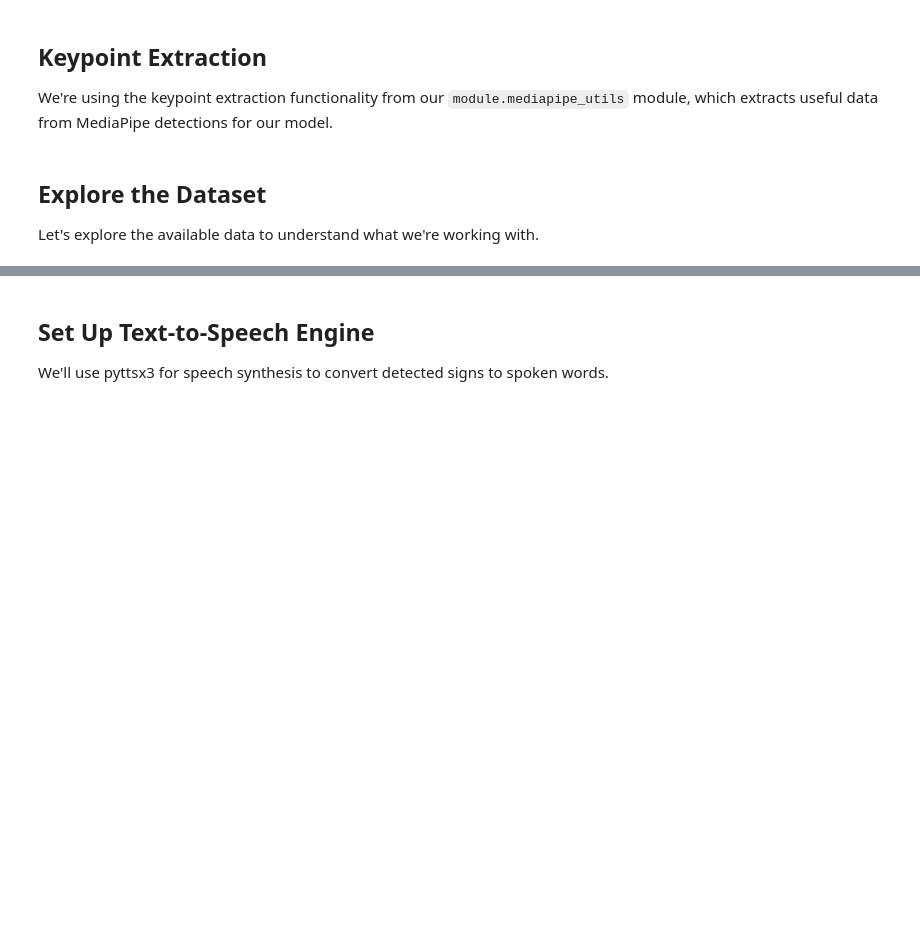
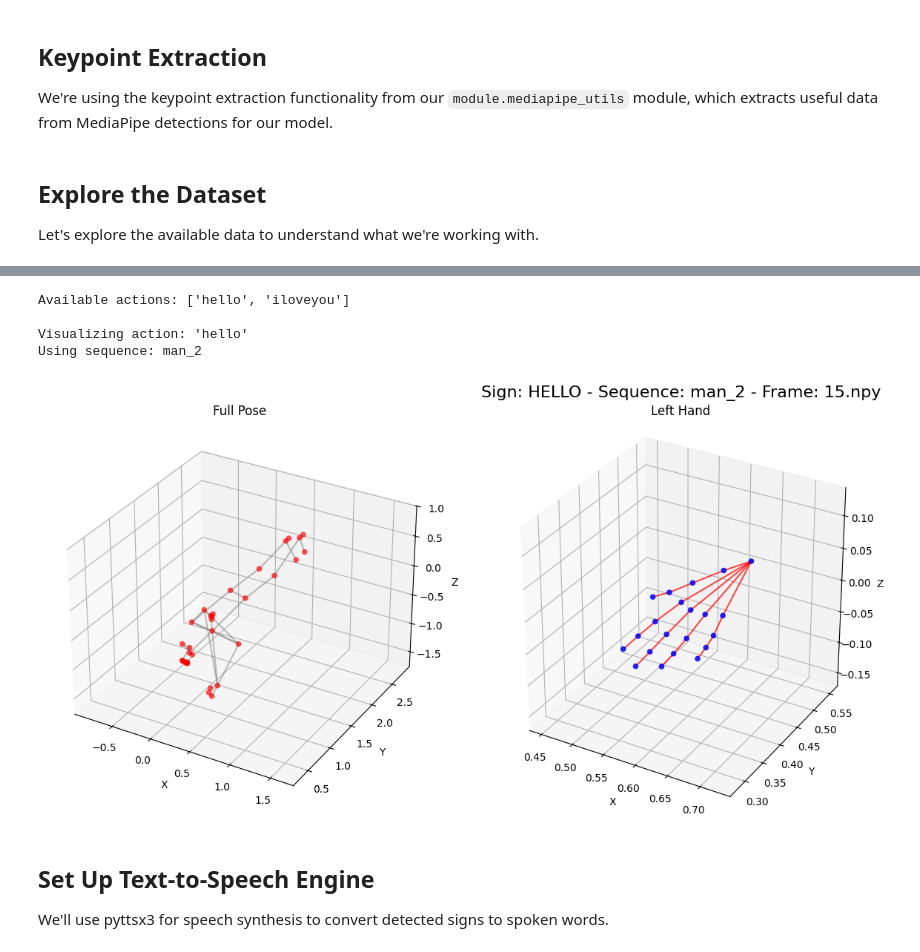
Before and after one commit to man0405/Sign-Language-Detection, a Jupyter notebook: test.ipynb, the cells around one changed output, grey strips where cells are left out. Cells and saved outputs as stored; diff of their text form; code cells hidden in the pictures; blank space fills up the shorter version.

```diff
--- a/test.ipynb
+++ b/test.ipynb
@@ -345,3 +531,60 @@ Visualizing sign: 'hello'
+# %%
+# Visualize a sign with the complete pose and hands
+from module.helper_functions import get_data_path
+import os
+
+data_path = get_data_path()
+actions = [action for action in os.listdir(data_path) if not action.startswith('.')]
+
+if actions:
+    action = actions[0]  # Use the first available action
+    print(f"Available actions: {actions}")
+    print(f"\nVisualizing action: '{action}'")
+
+    # Get the first sequence
+    action_path = os.path.join(data_path, action)
+    sequences = [seq for seq in os.listdir(action_path) if not seq.startswith('.')]
+
+    if sequences:
+        seq_id = sequences[0]
+        print(f"Using sequence: {seq_id}")
+
+        # Load a frame to visualize
+        seq_path = os.path.join(action_path, seq_id)
+        frames = [f for f in os.listdir(seq_path) if f.endswith('.npy')]
+
+        if frames:
+            # Choose a middle frame
+            middle_idx = len(frames) // 2
+            frame_file = sorted(frames, key=lambda x: int(x.split('.')[0]))[middle_idx]
+            frame_path = os.path.join(seq_path, frame_file)
+
+            try:
+                # Load and display the frame with pose and hands
+                frame_data = np.load(frame_path)
+
+                # Extract pose and hand landmarks
+                pose = frame_data[:99]
+                left_hand = frame_data[99:162]
+                right_hand = frame_data[162:225]
+
+                title = f"Sign: {action.upper()} - Sequence: {seq_id} - Frame: {frame_file}"
+                visualize_pose_and_hands_3d(pose, left_hand, right_hand, title=title)
+                plt.show()
+            except Exception as e:
+                print(f"Error visualizing frame: {str(e)}")
+        else:
+            print(f"No frames found in sequence {seq_id}")
+    else:
+        print(f"No sequences found for action '{action}'")
+else:
+    print(f"No actions found in the data path: {data_path}")
+# %% [output]
+Available actions: ['hello', 'iloveyou']
+
+Visualizing action: 'hello'
+Using sequence: man_2
+[figure, added]
 # %% [markdown]
 ## Set Up Text-to-Speech Engine
 
```
Also changed, not shown: parts of 11 cells of this notebook, 6 other files.
